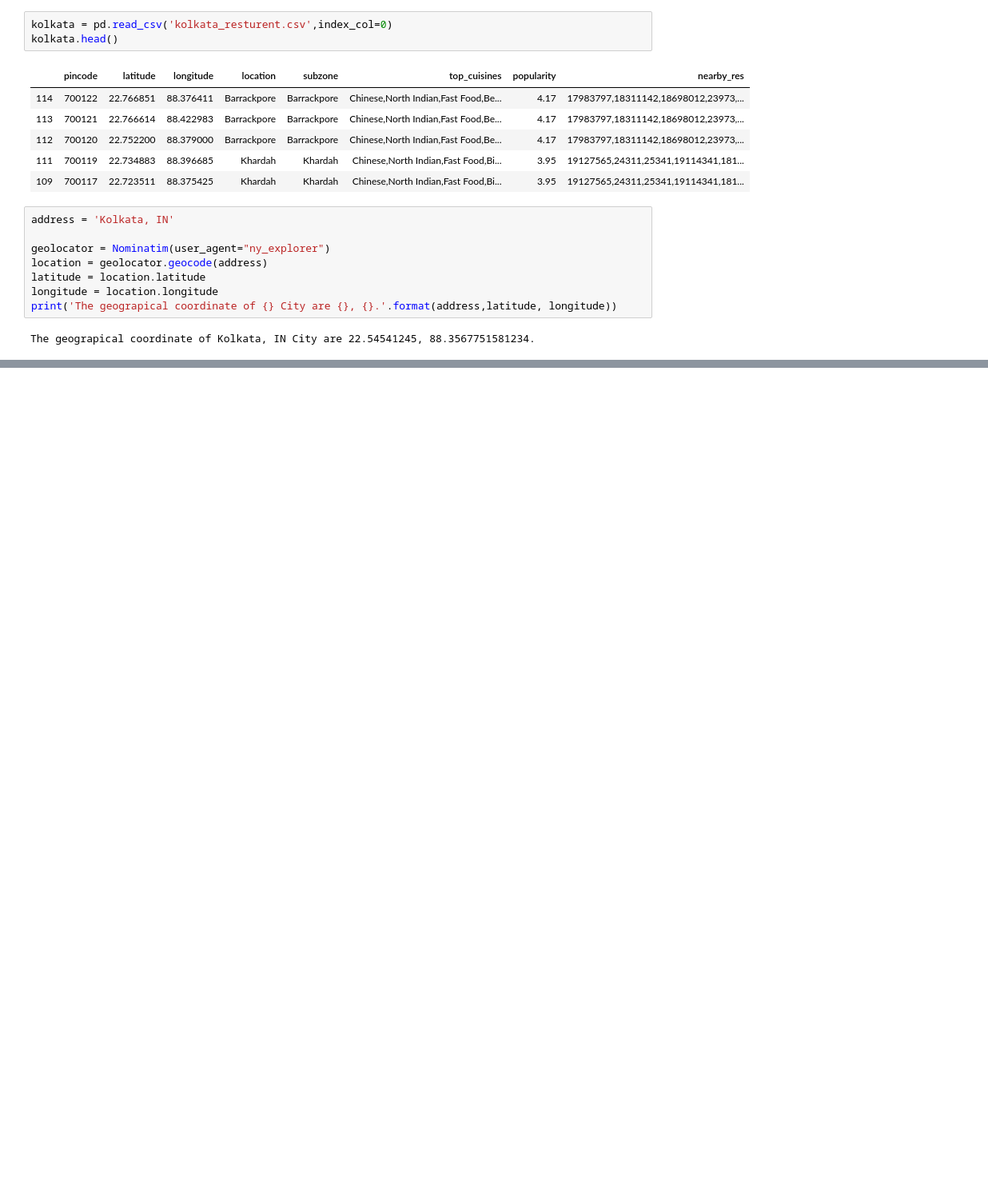
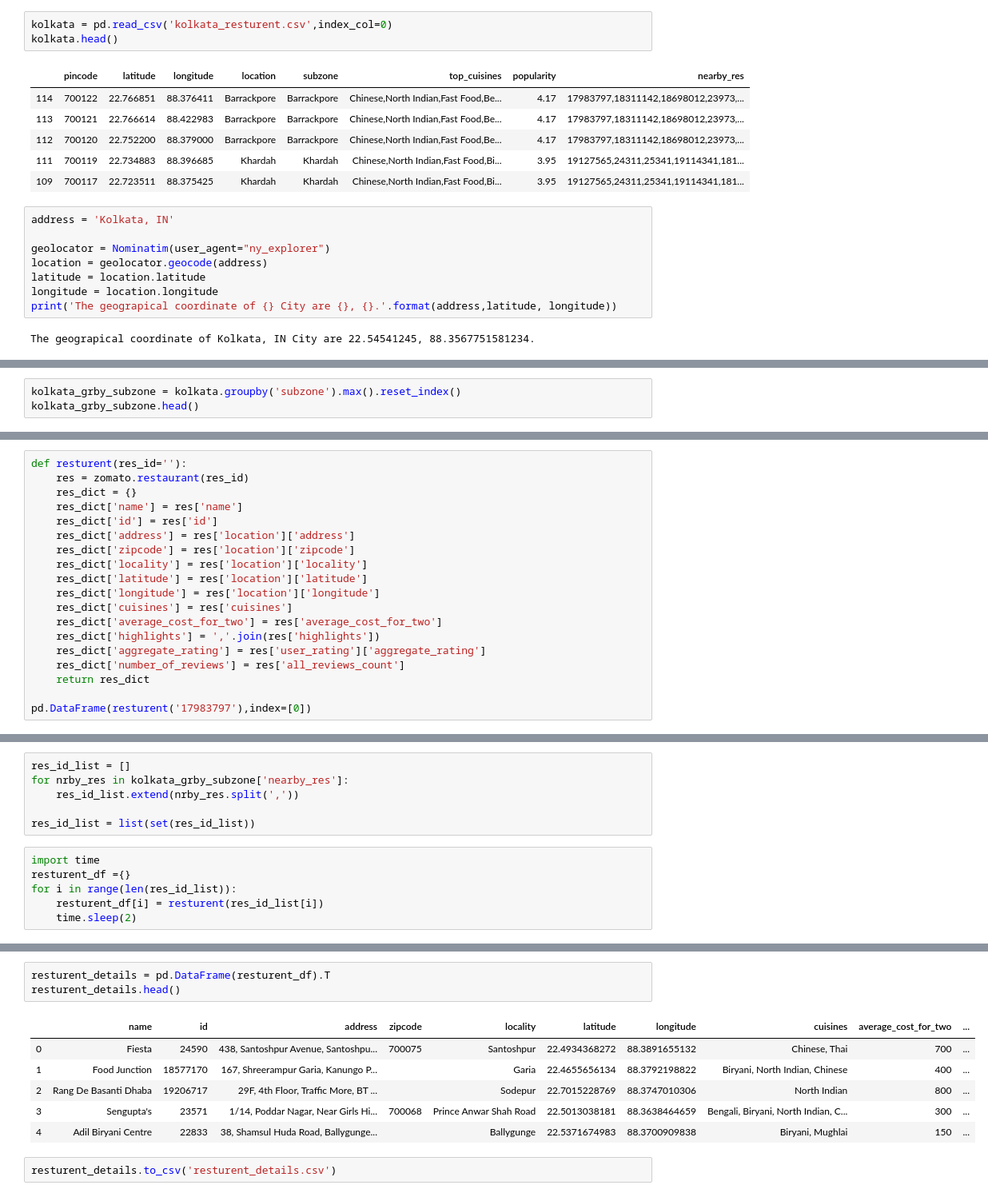
Before and after one commit to recervictory/Coursera_Capstone, a Jupyter notebook: Week 4/Battle.ipynb, the cells around one changed output, grey strips where cells are left out. Shown: that part at 80% size. Drawn from its saved outputs; the diff is of its cells as text; blank space fills up the shorter version.

Commit message:
Zomato_datasets preprocessing

```diff
--- a/Week 4/Battle.ipynb
+++ b/Week 4/Battle.ipynb
@@ -200,0 +216,3 @@ map_kolkata
+# %%
+kolkata_grby_subzone = kolkata.groupby('subzone').max().reset_index()
+kolkata_grby_subzone.head()
@@ -226,0 +256,19 @@ Good,3.9
+# %%
+def resturent(res_id=''):
+    res = zomato.restaurant(res_id)
+    res_dict = {}
+    res_dict['name'] = res['name']
+    res_dict['id'] = res['id']
+    res_dict['address'] = res['location']['address']
+    res_dict['zipcode'] = res['location']['zipcode']
+    res_dict['locality'] = res['location']['locality']
+    res_dict['latitude'] = res['location']['latitude']
+    res_dict['longitude'] = res['location']['longitude']
+    res_dict['cuisines'] = res['cuisines']
+    res_dict['average_cost_for_two'] = res['average_cost_for_two']
+    res_dict['highlights'] = ','.join(res['highlights'])
+    res_dict['aggregate_rating'] = res['user_rating']['aggregate_rating']
+    res_dict['number_of_reviews'] = res['all_reviews_count']
+    return res_dict
+
+pd.DataFrame(resturent('17983797'),index=[0])
@@ -226,0 +279,12 @@ Good,3.9
+# %%
+res_id_list = []
+for nrby_res in kolkata_grby_subzone['nearby_res']:
+    res_id_list.extend(nrby_res.split(','))
+
+res_id_list = list(set(res_id_list))
+# %%
+import time
+resturent_df ={}
+for i in range(len(res_id_list)):
+    resturent_df[i] = resturent(res_id_list[i])
+    time.sleep(2)
@@ -226,0 +309,12 @@ Good,3.9
+# %%
+resturent_details = pd.DataFrame(resturent_df).T
+resturent_details.head()
+# %% [output]
+|  | name | id | address | zipcode | locality | latitude | longitude | cuisines | average_cost_for_two | ... |
+| 0 | Fiesta | 24590 | 438, Santoshpur Avenue, Santoshpu... | 700075 | Santoshpur | 22.4934368272 | 88.3891655132 | Chinese, Thai | 700 | ... |
+| 1 | Food Junction | 18577170 | 167, Shreerampur Garia, Kanungo P... |  | Garia | 22.4655656134 | 88.3792198822 | Biryani, North Indian, Chinese | 400 | ... |
+| 2 | Rang De Basanti Dhaba | 19206717 | 29F, 4th Floor, Traffic More, BT ... |  | Sodepur | 22.7015228769 | 88.3747010306 | North Indian | 800 | ... |
+| 3 | Sengupta's | 23571 | 1/14, Poddar Nagar, Near Girls Hi... | 700068 | Prince Anwar Shah Road | 22.5013038181 | 88.3638464659 | Bengali, Biryani, North Indian, C... | 300 | ... |
+| 4 | Adil Biryani Centre | 22833 | 38, Shamsul Huda Road, Ballygunge... |  | Ballygunge | 22.5371674983 | 88.3700909838 | Biryani, Mughlai | 150 | ... |
+# %%
+resturent_details.to_csv('resturent_details.csv')
```
Also changed, not shown: parts of 11 cells of this notebook, 1 other file.
